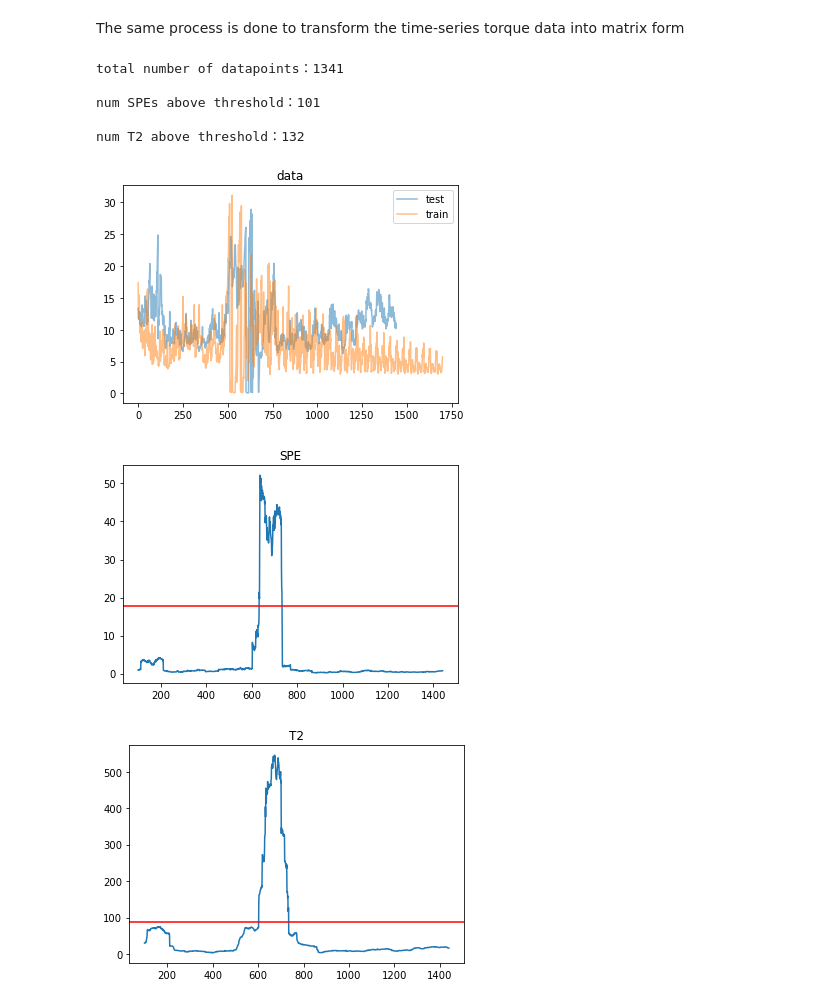
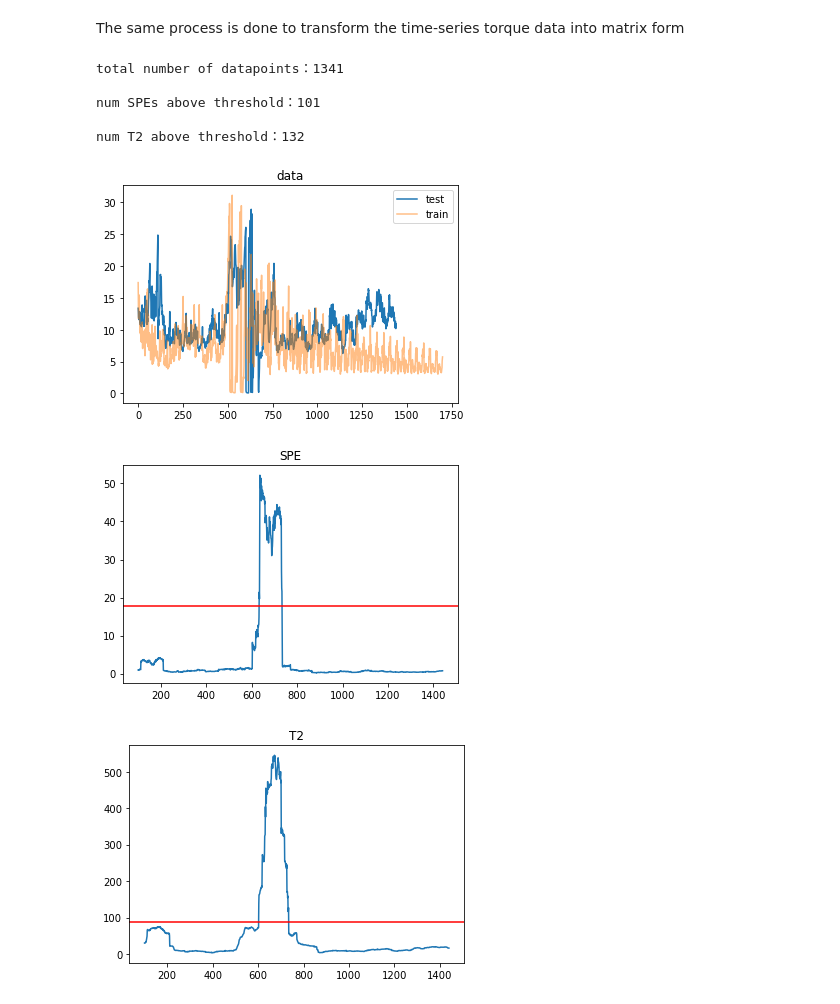
Before and after one commit to davidw0311/fault_diagnosis, a Jupyter notebook: pca_fault_detection.ipynb, the cells around one changed output. Saved outputs shown, nothing was run; the diff lists cells and outputs as text; code cells hidden in the pictures.

```diff
--- a/pca_fault_detection.ipynb
+++ b/pca_fault_detection.ipynb
@@ -126,36 +122,36 @@ testresult = model.test(X_test)
 
 
 plt.clf()
-plt.plot(testdata, label='test', alpha = 0.5)
+plt.plot(testdata, label='test', alpha = 1)
 plt.plot(traindata, label='train', alpha = 0.5)
 plt.legend()
 plt.title("data")
 # for cp in cps_spe:
 #     plt.axvline(cp, color='r', linestyle='--', label='SPE')
 # for cp in cps_t2:
 #     plt.axvline(cp+window_size, color='g', linestyle='--', label='T2')
 
 plt.show()
 
 plt.clf()
 plt.plot(np.arange(len(testresult['SPE']))+window_size, testresult['SPE'], label='SPE')
 plt.title("SPE")
 plt.axhline(model.model['SPE_limit'], color='r')
 plt.show()
 plt.clf()
 plt.title("T2")
 plt.plot(np.arange(len(testresult['T2'])) + window_size,testresult['T2'], label='T2')
 plt.axhline(model.model['T2_limit'], color='r')
 plt.show()
 # cps_spe = findChangepoints(testresult['SPE'], model.model['SPE_limit'], window_size)
 # cps_t2 = findChangepoints(testresult['T2'], model.model['T2_limit'], window_size)
 # %% [output]
 total number of datapoints：1341
 
 num SPEs above threshold：101
 
 num T2 above threshold：132
-[figure, old version]
+[figure, new version]
 [figure]
 [figure]
 # %%
```
Also changed, not shown: parts of 1 cell of this notebook.
